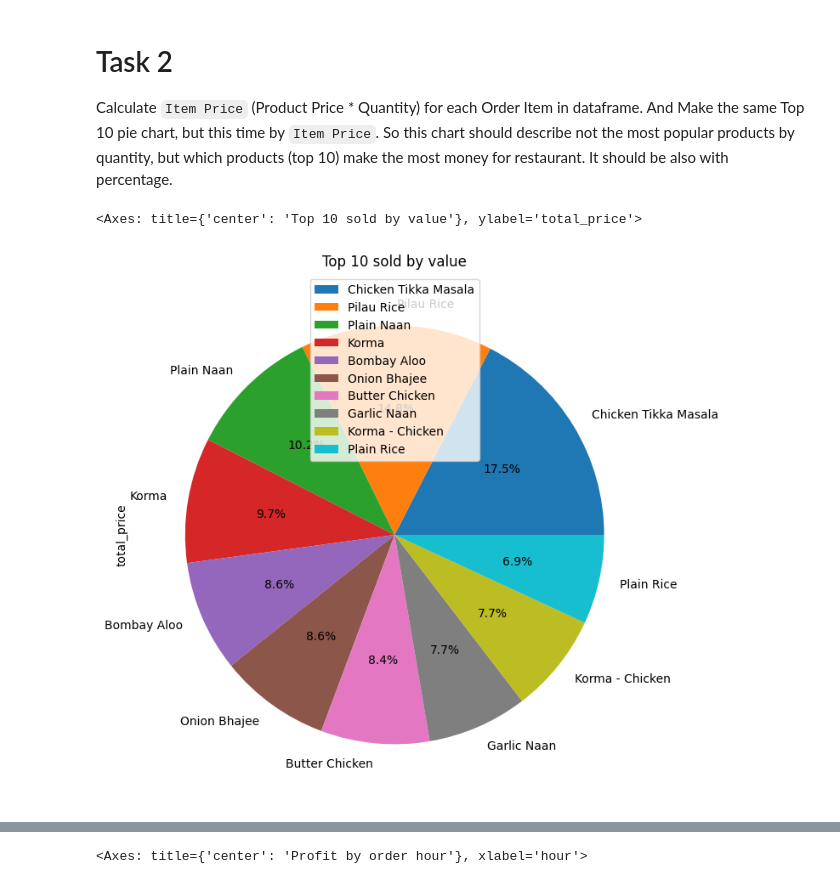
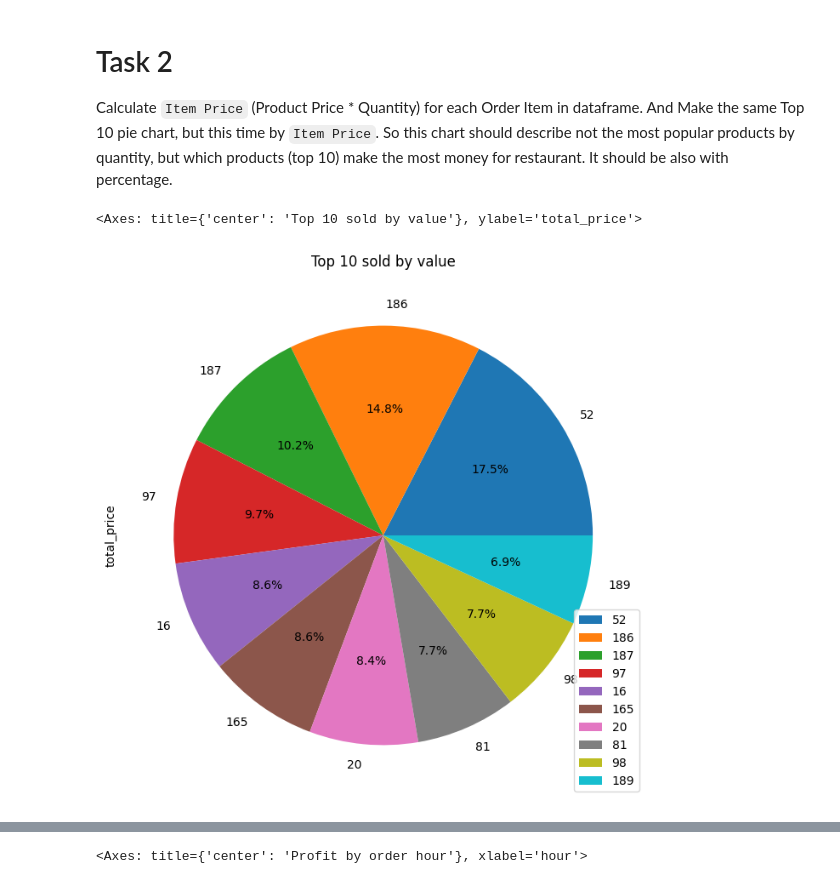
Before and after one commit to mate-academy/py-restaurant-data-analysis, a Jupyter notebook: app/main.ipynb, the cells around one changed output, grey strips where cells are left out. Cells and saved outputs as stored; diff of their text form; code cells hidden in the pictures.

```diff
--- a/app/main.ipynb
+++ b/app/main.ipynb
@@ -79,20 +79,19 @@ And Make the same Top 10 pie chart, but this time by `Item Price`. So this chart
 # %%
 top_by_money = (
     df.assign(total_price=df.quantity*df.price)
     .groupby("name", as_index=False)
     .total_price.sum()
     .sort_values("total_price", ascending=False).head(10)
 )
 top_by_money.plot.pie(
     y="total_price",
-    labels=top_by_money.name,
     autopct="%1.1f%%",
     title="Top 10 sold by value",
     figsize=(8, 8)
 )
 # %% [output]
 <Axes: title={'center': 'Top 10 sold by value'}, ylabel='total_price'>
-[figure, old version]
+[figure, new version]
 # %% [markdown]
 # Task 3
 Calculate `Order Hour` based on `Order Datetime`, which will tell about the specific our the order was created (from 0 to 23). Using `Order Hour` create a bar chart, which will tell the total restaurant income based on the hour order was created. So on x-axis - it will be values from 0 to 23 (hours), on y-axis - it will be the total sum of order prices, which were sold on that hour.
```
Also changed, not shown: parts of 1 cell of this notebook.
